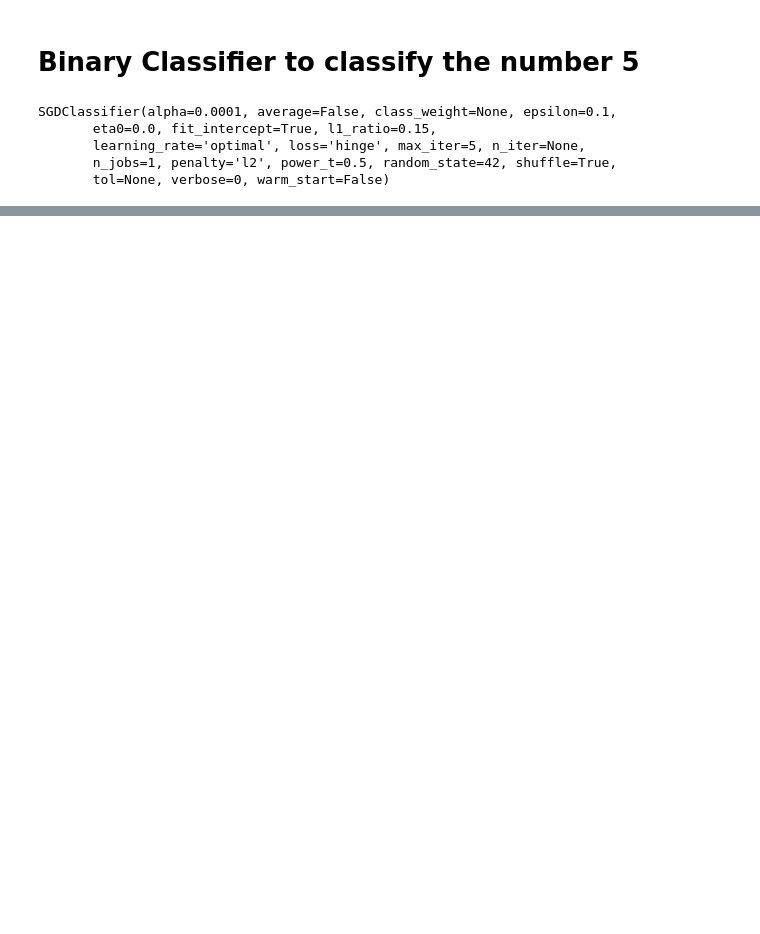
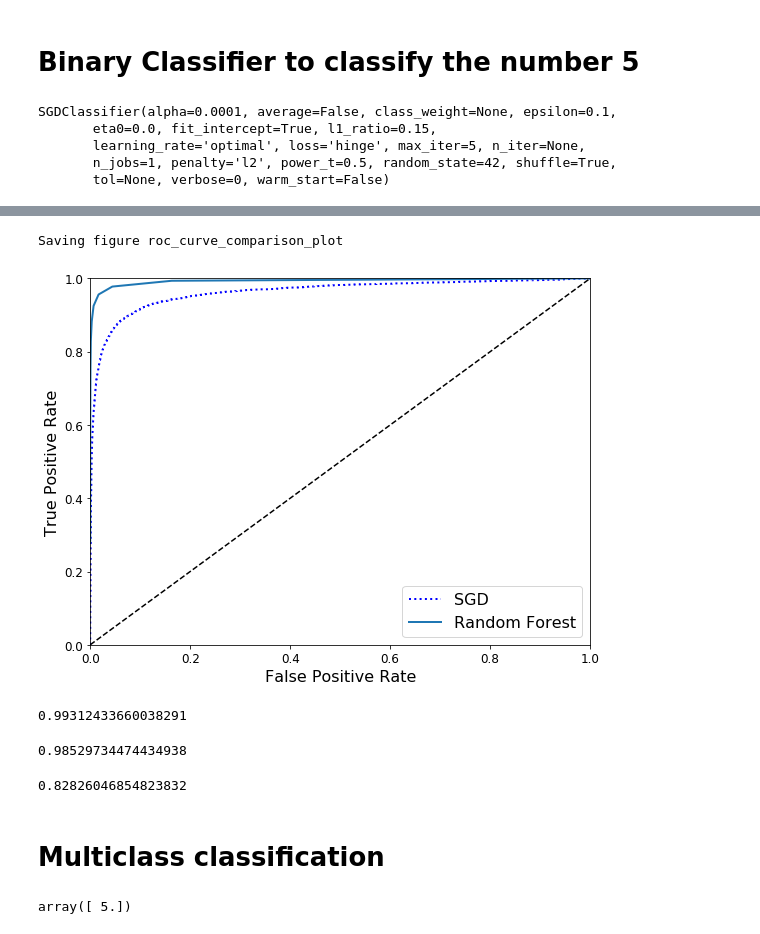
Before and after one commit to uoflCoder/handson-ml, a Jupyter notebook: Chapter 3 Recoded.ipynb, the cells around one changed output, grey strips where cells are left out. Drawn from its saved outputs; the diff is of its cells as text; code cells hidden in the pictures; blank space fills up the shorter version.

```diff
--- a/Chapter 3 Recoded.ipynb
+++ b/Chapter 3 Recoded.ipynb
@@ -82,0 +293,39 @@ SGDClassifier(alpha=0.0001, average=False, class_weight=None, epsilon=0.1,
+# %%
+from sklearn.ensemble import RandomForestClassifier
+forest_clf = RandomForestClassifier(random_state=42)
+y_probas_forest = cross_val_predict(forest_clf, X_train, y_train_5, cv=3,
+                                    method="predict_proba")
+# %%
+y_scores_forest = y_probas_forest[:, 1] # score = proba of positive class
+fpr_forest, tpr_forest, thresholds_forest = roc_curve(y_train_5,y_scores_forest)
+# %%
+plt.figure(figsize=(8, 6))
+plt.plot(fpr, tpr, "b:", linewidth=2, label="SGD")
+plot_roc_curve(fpr_forest, tpr_forest, "Random Forest")
+plt.legend(loc="lower right", fontsize=16)
+save_fig("roc_curve_comparison_plot")
+plt.show()
+# %% [output]
+Saving figure roc_curve_comparison_plot
+[figure, added]
+# %%
+roc_auc_score(y_train_5, y_scores_forest)
+# %% [output]
+0.99312433660038291
+# %%
+y_train_pred_forest = cross_val_predict(forest_clf, X_train, y_train_5, cv=3)
+precision_score(y_train_5, y_train_pred_forest)
+# %% [output]
+0.98529734474434938
+# %%
+recall_score(y_train_5, y_train_pred_forest)
+# %% [output]
+0.82826046854823832
+# %% [markdown]
+# Multiclass classification
+# %%
+#Train the sigmoid classification set and predict the value
+sgd_clf.fit(X_train, y_train) #y_train, not y_train_5 so showing 0 through 9
+sgd_clf.predict([some_digit])
+# %% [output]
+array([ 5.])
```
Also changed, not shown: parts of 59 cells of this notebook, 1 other file.
